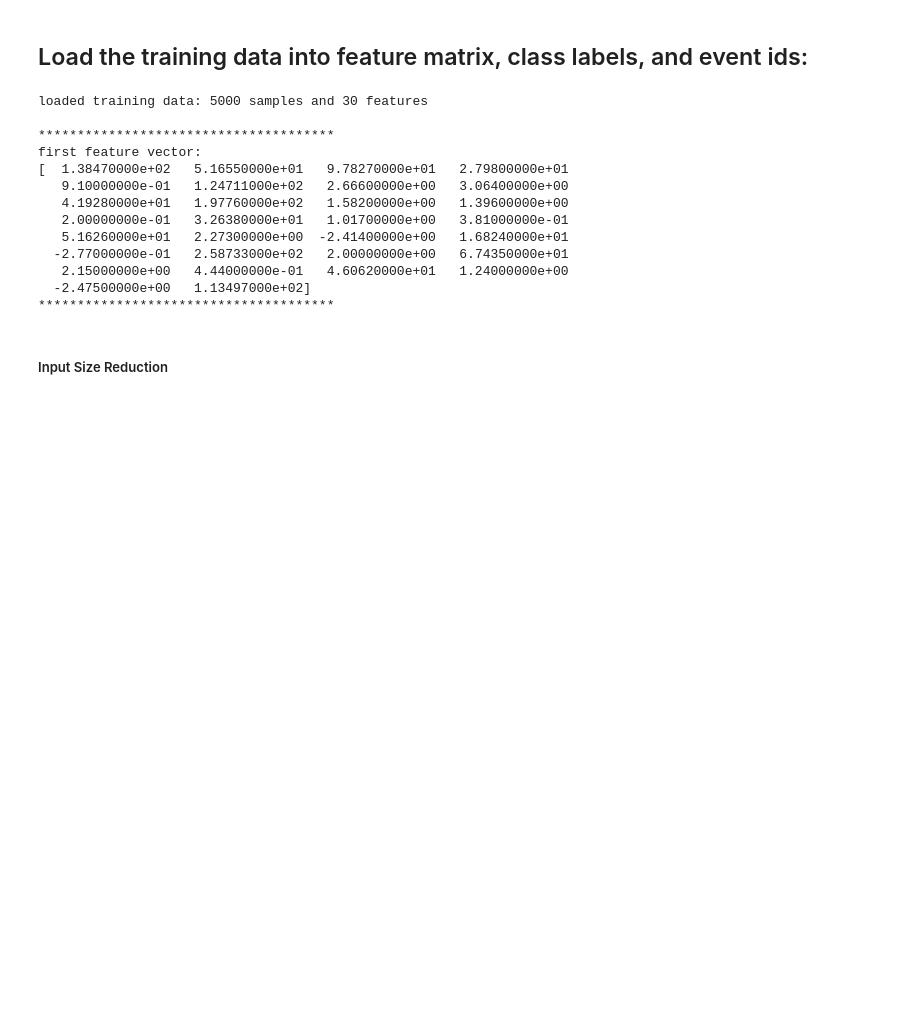
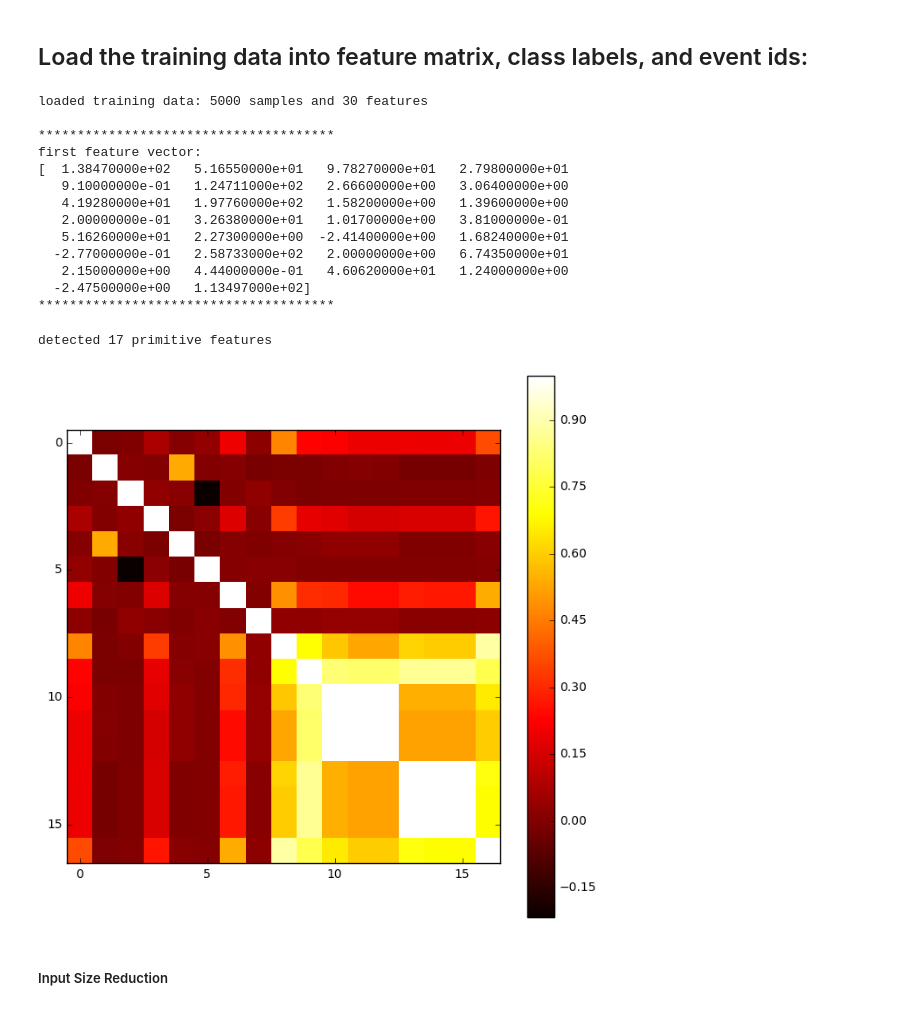
Before and after one commit to sharkovsky/pcml-project1, a Jupyter notebook: scripts/project1.ipynb, the cells around one changed output. Cells and saved outputs as stored; diff of their text form; code cells hidden in the pictures; blank space fills up the shorter version.

```diff
--- a/scripts/project1.ipynb
+++ b/scripts/project1.ipynb
@@ -37,6 +39,24 @@ first feature vector:
 **************************************
 # %%
 feature_names=('DER_mass_MMC' , 'DER_mass_transverse_met_lep' , 'DER_mass_vis' , 'DER_pt_h' , 'DER_deltaeta_jet_jet' , 'DER_mass_jet_jet' , 'DER_prodeta_jet_jet' , 'DER_deltar_tau_lep' , 'DER_pt_tot' , 'DER_sum_pt' , 'DER_pt_ratio_lep_tau' , 'DER_met_phi_centrality' , 'DER_lep_eta_centrality' , 'PRI_tau_pt' , 'PRI_tau_eta' , 'PRI_tau_phi' , 'PRI_lep_pt' , 'PRI_lep_eta' , 'PRI_lep_phi' , 'PRI_met' , 'PRI_met_phi' , 'PRI_met_sumet' , 'PRI_jet_num' , 'PRI_jet_leading_pt' , 'PRI_jet_leading_eta' , 'PRI_jet_leading_phi' , 'PRI_jet_subleading_pt' , 'PRI_jet_subleading_eta' , 'PRI_jet_subleading_phi' , 'PRI_jet_all_pt')
+# %%
+primitive_features_indices=[index for index,name in enumerate(feature_names) if name[0:3]=='PRI']
+N_PRI_FEAT=len(primitive_features_indices)
+print("detected %d primitive features"%(N_PRI_FEAT))
+#print(primitive_features_indices)
+#for index in primitive_features_indices:
+#    print(feature_names[index])
+# %% [output]
+detected 17 primitive features
+# %%
+PRI_tX = []
+for index in primitive_features_indices:
+    PRI_tX.append(tX[:,index])
+PRI_tX = np.array(PRI_tX).T.reshape( (N_SAMPLES,N_PRI_FEAT) )
+#print(PRI_tX.shape)
+#print(tX[0:3,primitive_features_indices[0]])
+#print(tX[0:3,primitive_features_indices[1]])
+#print(PRI_tX[0:3,:])
 # %%
 y_colors = np.array(['b']*N_SAMPLES)
 y_colors[y==-1] = 'r'
@@ -47,6 +67,14 @@ plt.figure(figsize=(8,8))
 plt.imshow(C,interpolation='nearest',cmap='hot')
 plt.colorbar()
 plt.show()
+# %%
+C=np.corrcoef(PRI_tX,rowvar=False)
+plt.figure(figsize=(8,8))
+plt.imshow(C,interpolation='nearest',cmap='hot')
+plt.colorbar()
+plt.show()
+# %% [output]
+[figure, added]
 # %%
 first_var=4
 second_var=6
```
Also changed, not shown: parts of 3 cells of this notebook, 3 other files.
